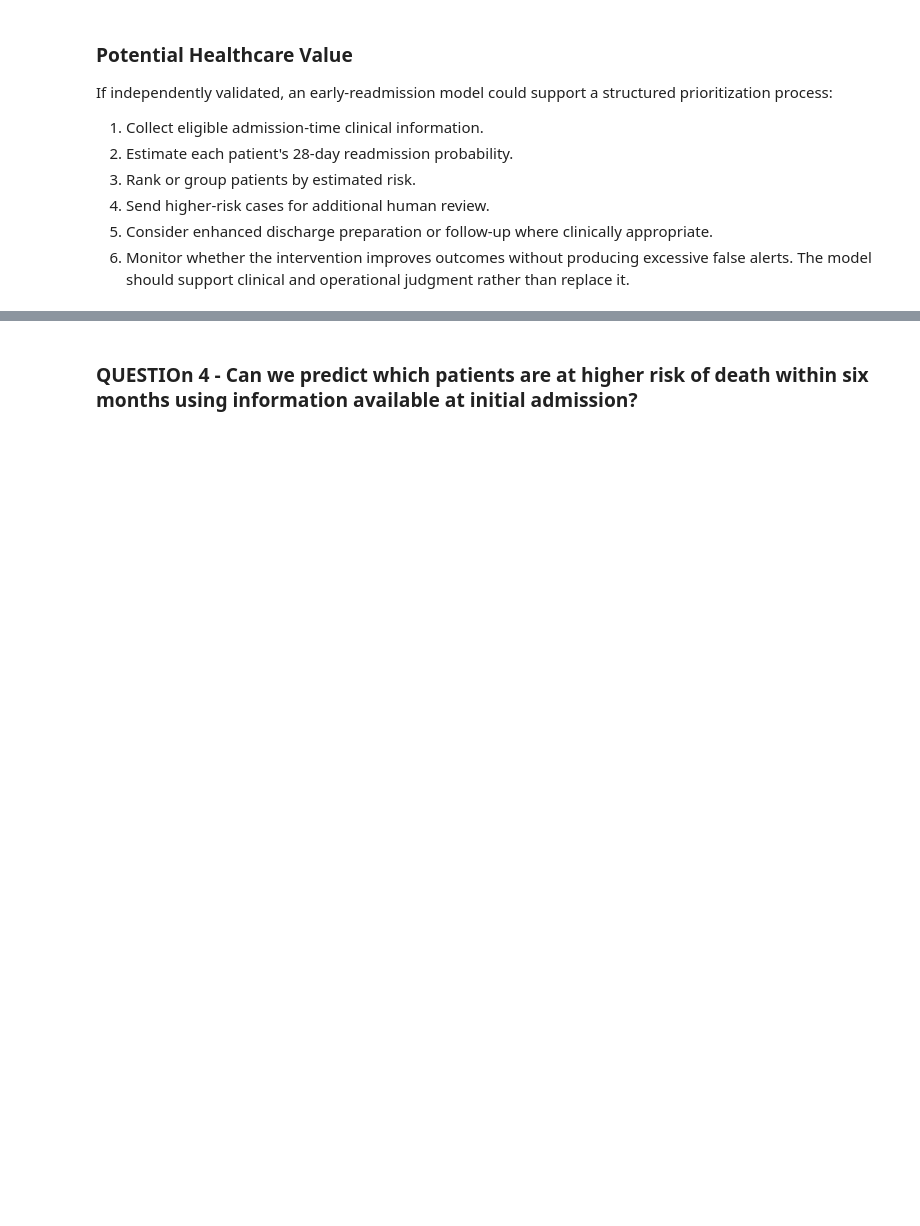
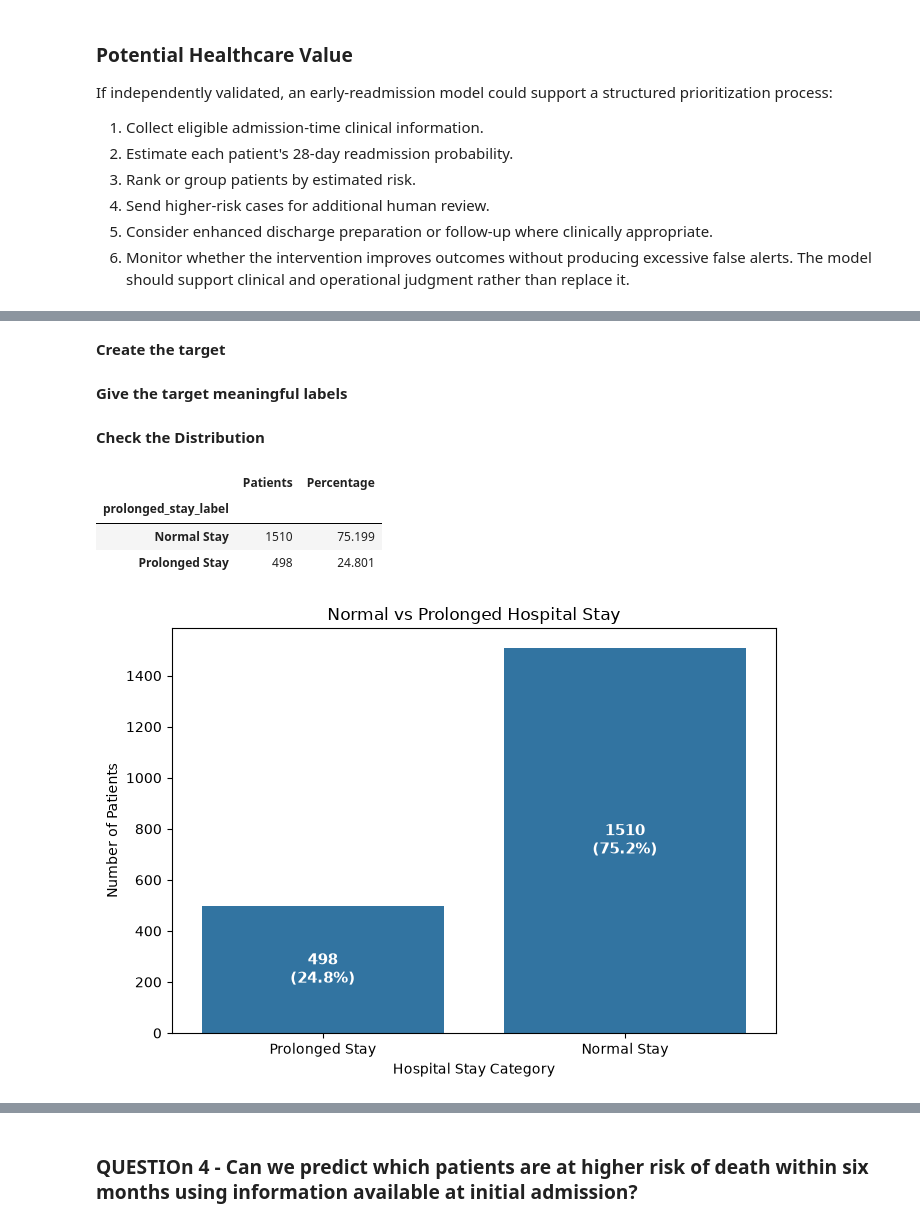
Before and after one commit to shraddhaparakh/Team11_PyInsights_Python-Hackathon-_SEP2026, a Jupyter notebook: Team11_PyInsights_04_Predictive Analysis .ipynb, the cells around one changed output, grey strips where cells are left out. Drawn from its saved outputs; the diff is of its cells as text; code cells hidden in the pictures; blank space fills up the shorter version.

```diff
--- a/Team11_PyInsights_04_Predictive Analysis .ipynb
+++ b/Team11_PyInsights_04_Predictive Analysis .ipynb
@@ -1194,0 +1311,8 @@ The model should support clinical and operational judgment rather than replace i
+# %%
+stay_cutoff = df["dischargeday"].quantile(0.75)
+
+print(
+    "Prolonged hospital stay cutoff:",
+    stay_cutoff,
+    "days"
+)
@@ -1194,0 +1327,71 @@ The model should support clinical and operational judgment rather than replace i
+# %% [markdown]
+**Create the target**
+# %%
+df["prolonged_stay"] = (
+    df["dischargeday"] > stay_cutoff
+).astype(int)
+# %% [markdown]
+**Give the target meaningful labels**
+# %%
+df["prolonged_stay_label"] = df[
+    "prolonged_stay"
+].map({
+    0: "Normal Stay",
+    1: "Prolonged Stay"
+})
+# %% [markdown]
+**Check the Distribution**
+# %%
+target_summary = (
+    df["prolonged_stay_label"]
+    .value_counts()
+    .to_frame("Patients")
+)
+
+target_summary["Percentage"] = (
+    target_summary["Patients"]
+    / target_summary["Patients"].sum()
+    * 100
+)
+
+target_summary
+# %% [output]
+|  | Patients | Percentage |
+| prolonged_stay_label |  |  |
+| Normal Stay | 1510 | 75.199 |
+| Prolonged Stay | 498 | 24.801 |
+# %%
+plt.figure(figsize=(7, 5))
+
+ax = sns.countplot(
+    data=df,
+    x="prolonged_stay_label"
+)
+
+plt.title("Normal vs Prolonged Hospital Stay")
+plt.xlabel("Hospital Stay Category")
+plt.ylabel("Number of Patients")
+
+total = len(df)
+
+for container in ax.containers:
+    labels = []
+
+    for bar in container:
+        count = int(bar.get_height())
+        percentage = count / total * 100
+        labels.append(f"{count}\n({percentage:.1f}%)")
+
+    ax.bar_label(
+        container,
+        labels=labels,
+        label_type="center",
+        color="white",
+        fontsize=11,
+        fontweight="bold"
+    )
+
+plt.tight_layout()
+plt.show()
+# %% [output]
+[figure, added]
```
Also changed, not shown: parts of 98 cells of this notebook.
